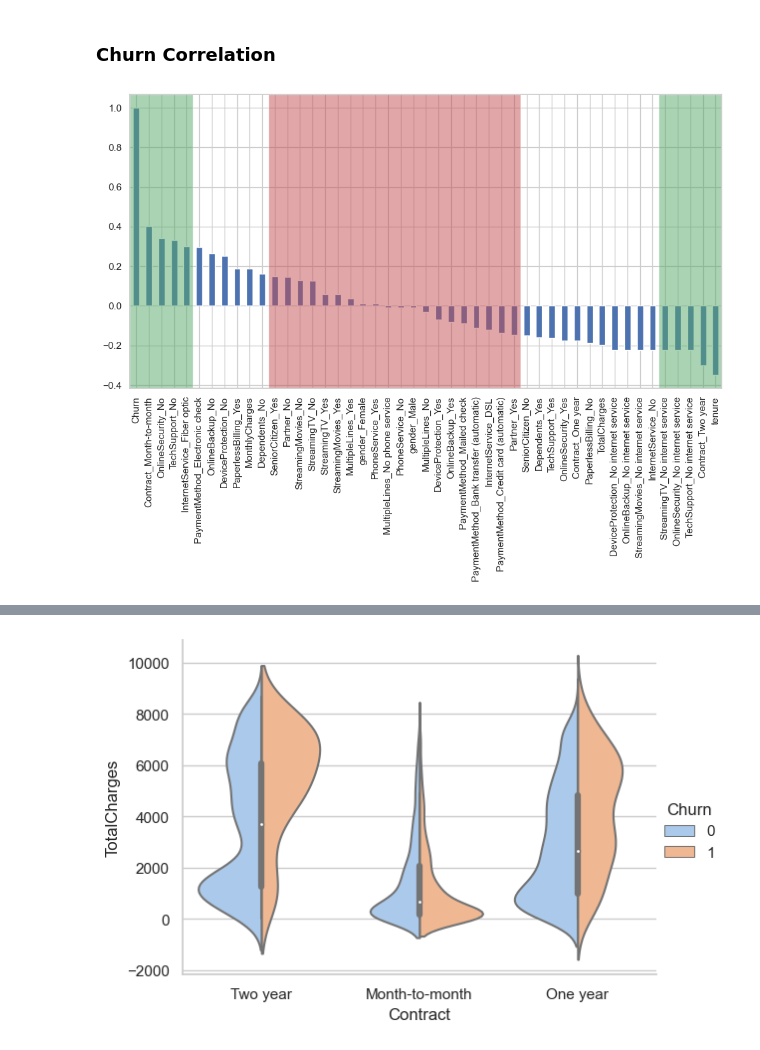
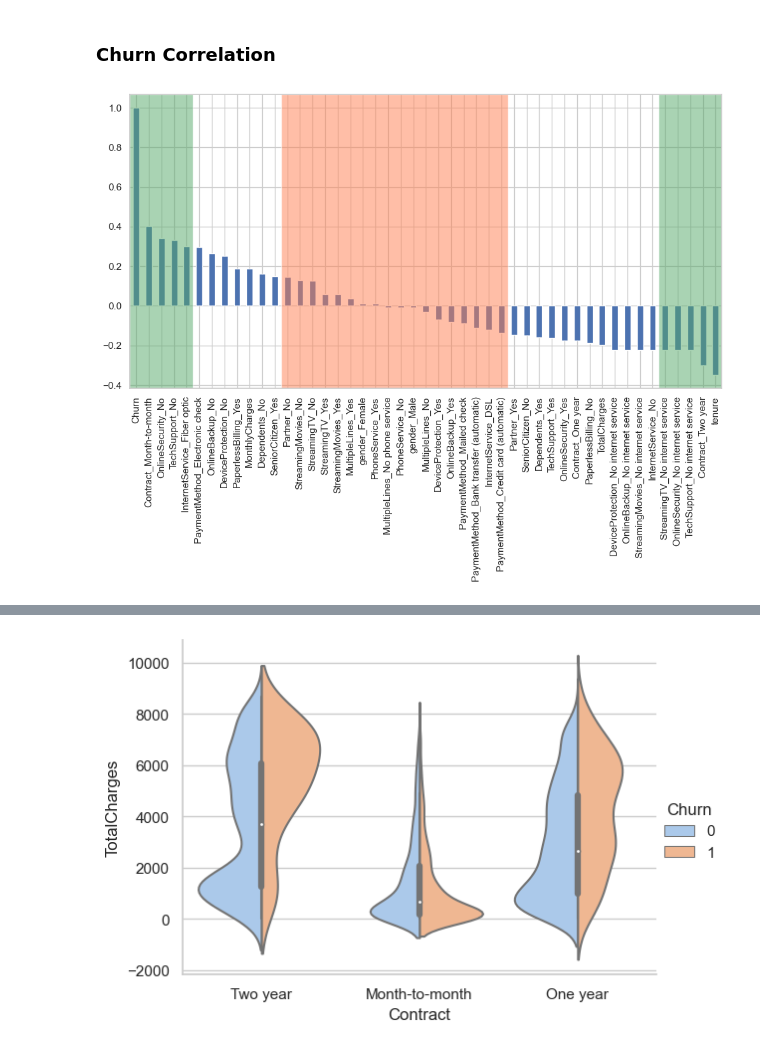
Before and after one commit to dominik117/telcom-churn-case-study, a Jupyter notebook: notebooks/dominik_telecom.ipynb, the cells around one changed output, grey strips where cells are left out. Saved outputs shown, nothing was run; the diff lists cells and outputs as text; code cells hidden in the pictures.

```diff
--- a/notebooks/dominik_telecom.ipynb
+++ b/notebooks/dominik_telecom.ipynb
@@ -92,10 +101,10 @@ ax = sns.catplot(y="Churn", kind="count", data=df, height=1.5, aspect=4, orient=
 # %%
 df_dummies = pd.get_dummies(df)
 
 plt.figure(figsize=(12,6))
 df_dummies.corr()['Churn'].sort_values(ascending = False).plot(kind='bar')
 plt.axvspan(-0.5, 4.5, facecolor='g', alpha=0.5)
-plt.axvspan(10.5, 30.5, facecolor='r', alpha=0.5)
+plt.axvspan(11.5, 29.5, facecolor='coral', alpha=0.5)
 plt.axvspan(41.5, 46.5, facecolor='g', alpha=0.5);
 # %% [output]
-[figure, old version]
+[figure, new version]
```
Also changed, not shown: parts of 14 cells of this notebook.
